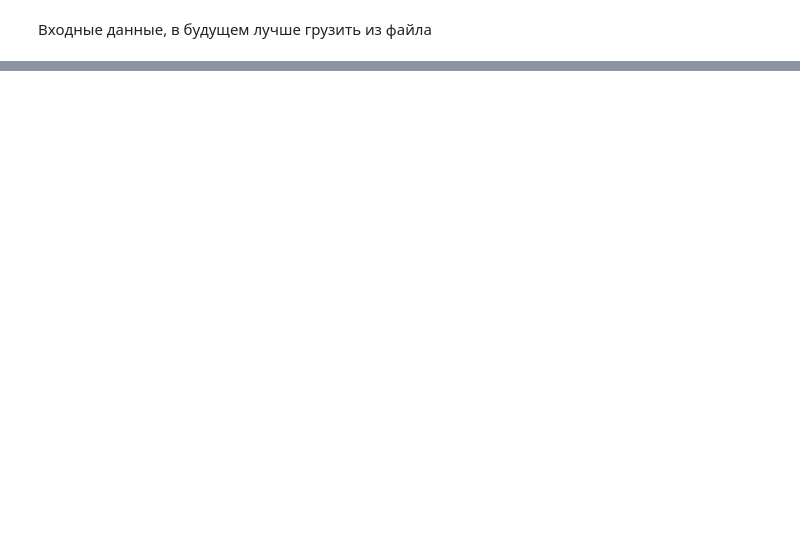
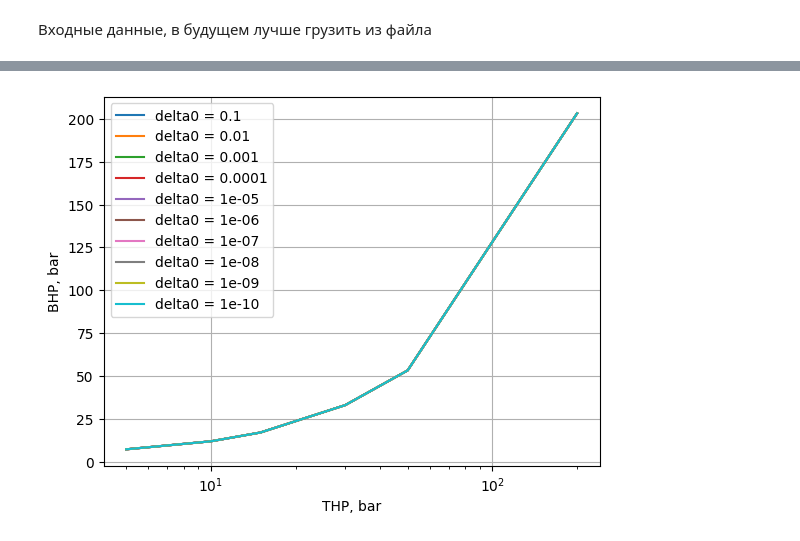
Before and after one commit to Rexihs/vertical_flow_performance, a Jupyter notebook: core.ipynb, the cells around one changed output, grey strips where cells are left out. Saved outputs shown, nothing was run; the diff lists cells and outputs as text; code cells hidden in the pictures; blank space fills up the shorter version.

```diff
--- a/core.ipynb
+++ b/core.ipynb
@@ -334,7 +201,7 @@ thp_list = [1, 2, 5, 10, 15, 20]
 def generate_vfp_table(q_gas_list, wgr_list, thp_list,
                        well_data, fluid,
                        Temp_THP, Temp_BHP,
-                       diameter, lyamda, sigma, density_liquid):
+                       diameter, delta0, sigma, density_liquid):
 
     rows = []
 
@@ -360,13 +227,12 @@ def generate_vfp_table(q_gas_list, wgr_list, thp_list,
                     q,
                     wgr,
                     diameter,
-                    lyamda,
+                    delta0,
                     sigma,
                     density_liquid
                 )
 
-                # МПа → бар
-                row[f'BHP_q{i_q}'] = bhp * 10
+                row[f'BHP_q{i_q}'] = bhp # МПа
 
             rows.append(row)
 
@@ -374,0 +623,57 @@ def generate_vfp_table(q_gas_list, wgr_list, thp_list,
+# %%
+detlta0 = [0.1, 0.01, 0.001, 0.0001, 0.00001, 0.000001, 0.0000001, 0.00000001, 0.000000001, 0.0000000001]
+q_gas = 150
+WGR = 1e-5
+THP_list = [5, 10, 15, 30, 50, 70]
+BHP_list = {f"BHP_{i}": [] for i in range(1, len(detlta0)+1)}
+
+for i, delta in enumerate(BHP_list):
+    BHP_list[f"BHP_{i+1}"] = []
+    for THP in THP_list:
+        bhp = well_BHP(well_data_vert, fluid, THP, wellhead_temp, reservoir_temp, q_gas, WGR, diameter, detlta0[i], 0.072, density_liquid)*10
+        BHP_list[f"BHP_{i+1}"].append(bhp)
+# %%
+detlta0 = [0.1, 0.01, 0.001, 0.0001, 0.00001, 0.000001,
+           0.0000001, 0.00000001, 0.000000001, 0.0000000001]
+
+q_gas = 550
+WGR = 1e-5
+THP_list = [5, 10, 15, 30, 50, 200]
+
+BHP_list = {f"BHP_{i+1}": [] for i in range(len(detlta0))}
+
+# расчет
+for i, delta in enumerate(detlta0):
+    for THP in THP_list:
+        bhp = well_BHP(
+            well_data_vert,
+            fluid,
+            THP,
+            wellhead_temp,
+            reservoir_temp,
+            q_gas,
+            WGR,
+            diameter,
+            delta,   # ← теперь правильно
+            0.072,
+            density_liquid
+        )  # МПа → бар
+
+        BHP_list[f"BHP_{i+1}"].append(bhp)
+
+# график
+for i, delta in enumerate(detlta0):
+    plt.plot(
+        THP_list,
+        BHP_list[f"BHP_{i+1}"],
+        label=f'delta0 = {delta}'
+    )
+
+plt.xlabel('THP, bar')
+plt.ylabel('BHP, bar')
+plt.xscale('log')
+plt.legend()
+plt.grid()
+plt.show()
+# %% [output]
+[figure, added]
```
Also changed, not shown: parts of 27 cells of this notebook.
